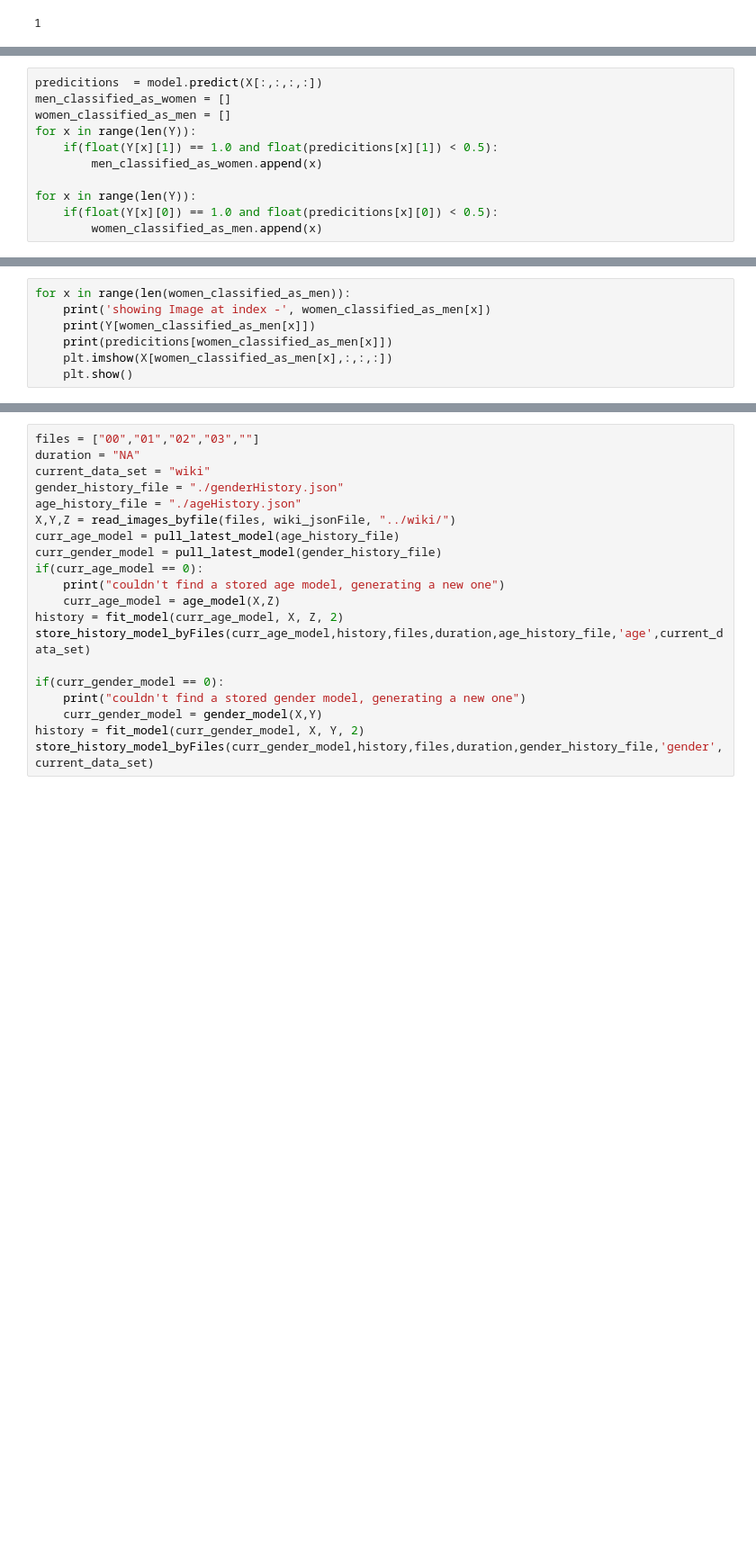
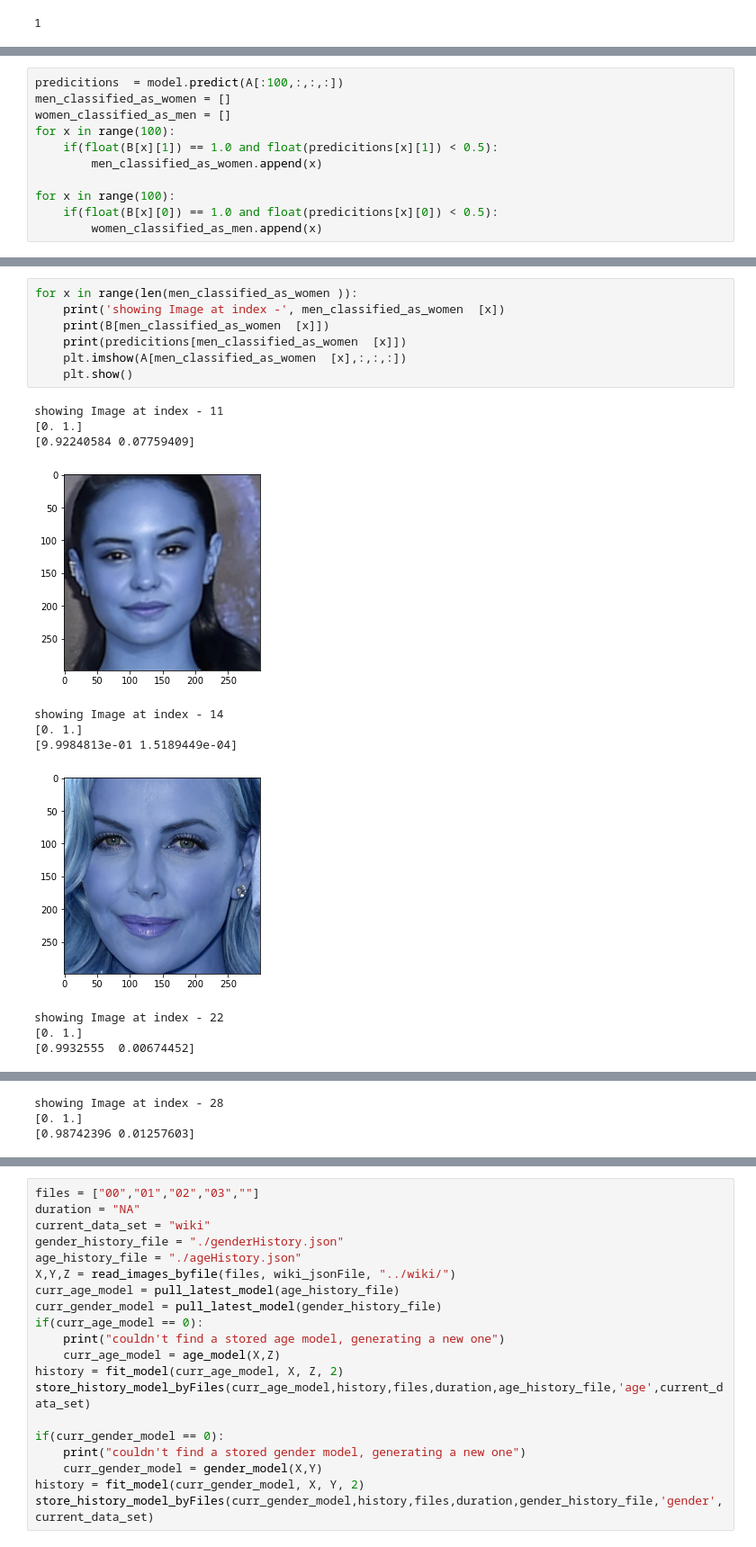
Before and after one commit to CSCI4850/s21-team9-project, a Jupyter notebook: TrainTheData.ipynb, the cells around one changed output, grey strips where cells are left out. Shown at 90% size. Cells and saved outputs as stored; diff of their text form; blank space fills up the shorter version.

```diff
--- a/TrainTheData.ipynb
+++ b/TrainTheData.ipynb
@@ -379,13 +412,13 @@ trying to load model from ./gender/280000-320000gender-imdb.h5
 # %%
-predicitions  = model.predict(X[:,:,:,:])
+predicitions  = model.predict(A[:100,:,:,:])
 men_classified_as_women = []
 women_classified_as_men = []
-for x in range(len(Y)):
-    if(float(Y[x][1]) == 1.0 and float(predicitions[x][1]) < 0.5):
+for x in range(100):
+    if(float(B[x][1]) == 1.0 and float(predicitions[x][1]) < 0.5):
         men_classified_as_women.append(x)
 
-for x in range(len(Y)):
-    if(float(Y[x][0]) == 1.0 and float(predicitions[x][0]) < 0.5):
+for x in range(100):
+    if(float(B[x][0]) == 1.0 and float(predicitions[x][0]) < 0.5):
         women_classified_as_men.append(x)
 # %%
 print('men_classified_as_women ', len(men_classified_as_women))
@@ -393,7 +429,19 @@ print('women_classified_as_men ',  len(women_classified_as_men))
 # %%
-for x in range(len(women_classified_as_men)):
-    print('showing Image at index -', women_classified_as_men[x])
-    print(Y[women_classified_as_men[x]])
-    print(predicitions[women_classified_as_men[x]])
-    plt.imshow(X[women_classified_as_men[x],:,:,:])
+for x in range(len(men_classified_as_women )):
+    print('showing Image at index -', men_classified_as_women  [x])
+    print(B[men_classified_as_women  [x]])
+    print(predicitions[men_classified_as_women  [x]])
+    plt.imshow(A[men_classified_as_women  [x],:,:,:])
     plt.show()
+# %% [output]
+showing Image at index - 11
+[0. 1.]
+[0.92240584 0.07759409]
+[figure, added]
+showing Image at index - 14
+[0. 1.]
+[9.9984813e-01 1.5189449e-04]
+[figure, added]
+showing Image at index - 22
+[0. 1.]
+[0.9932555  0.00674452]
@@ -399,0 +449,3 @@ for x in range(len(women_classified_as_men)):
+showing Image at index - 28
+[0. 1.]
+[0.98742396 0.01257603]
```
Also changed, not shown: parts of 11 cells of this notebook.
